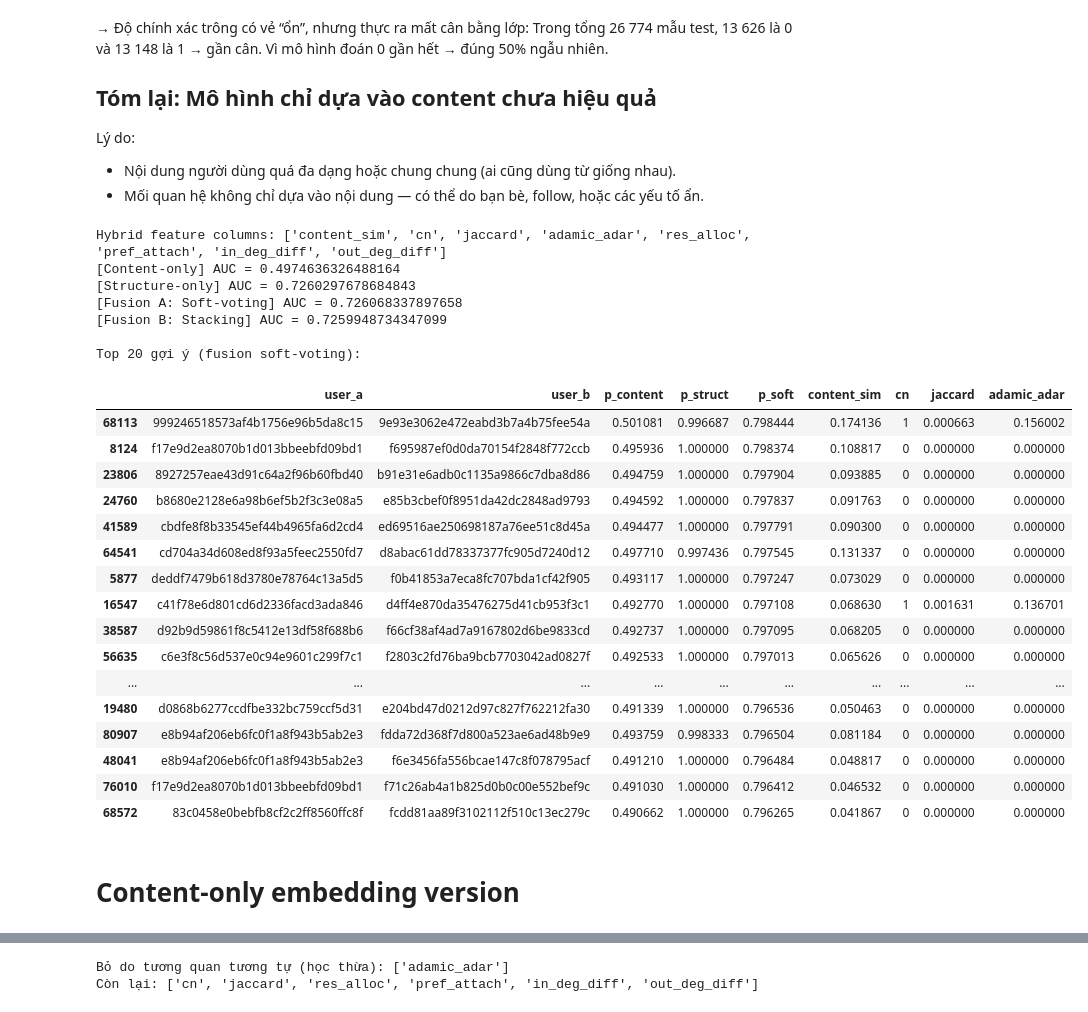
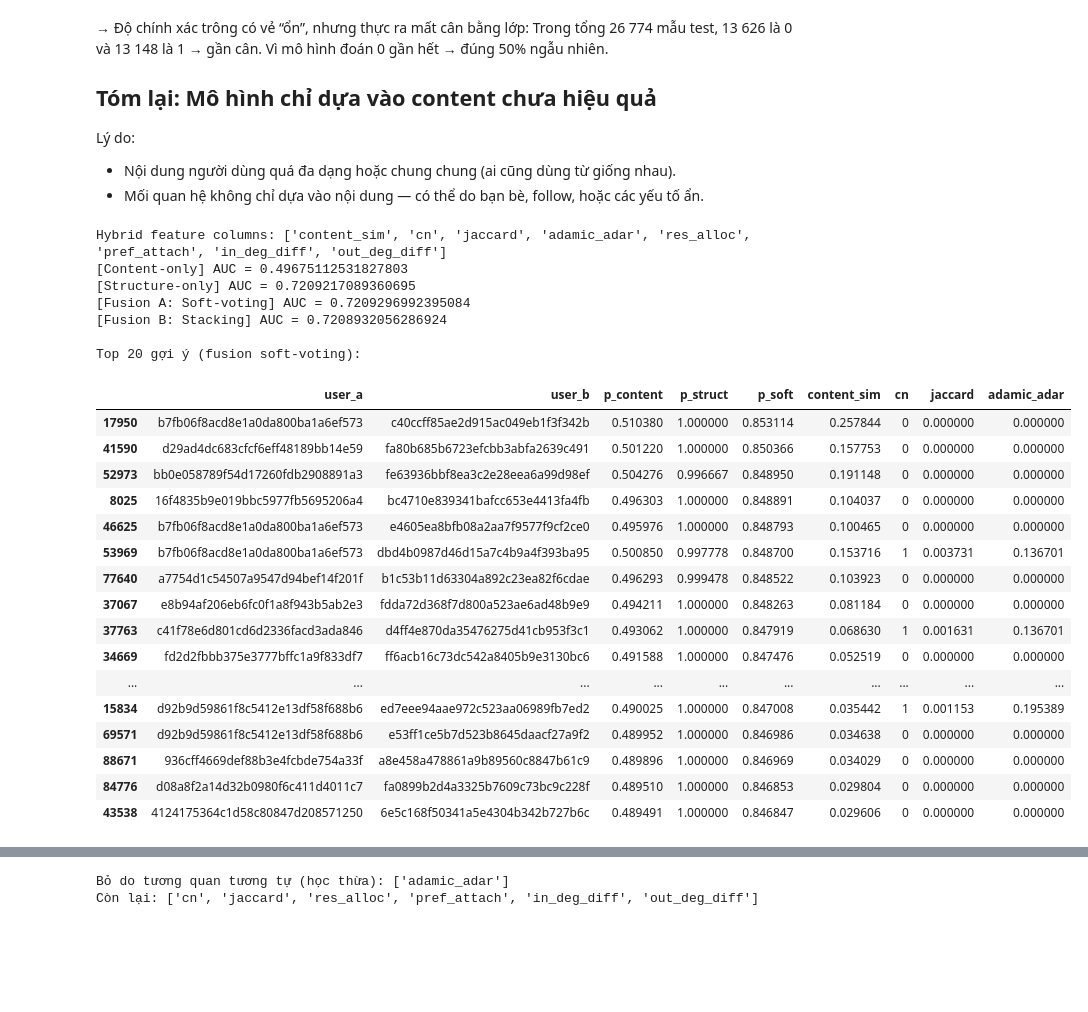
Before and after one commit to MinHeHeHeHe/IS353.Q11_Define_Power_User, a Jupyter notebook: Define_Power_User.ipynb, the cells around one changed output, grey strips where cells are left out. Cells and saved outputs as stored; diff of their text form; code cells hidden in the pictures; blank space fills up the shorter version.

```diff
--- a/Define_Power_User.ipynb
+++ b/Define_Power_User.ipynb
@@ -829,8 +829,8 @@ struct_model = RandomForestClassifier(
 p_content = content_clf.predict_proba(Xc[idx_test])[:,1]
 p_struct  = struct_model.predict_proba(Xs[idx_test])[:,1]
 
-w_content = 0.4   # có thể tune; tạm thời ưu tiên cấu trúc hơn
-w_struct  = 0.6
+w_content = 0.3   # có thể tune; tạm thời ưu tiên cấu trúc hơn
+w_struct  = 0.7
 p_soft = w_content * p_content + w_struct * p_struct
 print("[Fusion A: Soft-voting] AUC =", roc_auc_score(y[idx_test], p_soft))
 
@@ -839,52 +839,50 @@ print("[Fusion A: Soft-voting] AUC =", roc_auc_score(y[idx_test], p_soft))
 from sklearn.linear_model import LogisticRegression as LR
 meta_X_train, meta_X_test = np.column_stack([
     content_clf.predict_proba(Xc[idx_train])[:,1],
     struct_model.predict_proba(Xs[idx_train])[:,1]
 ]), np.column_stack([p_content, p_struct])
 
 meta_y_train, meta_y_test = y[idx_train], y[idx_test]
 
 meta_clf = LR(max_iter=1000).fit(meta_X_train, meta_y_train)
 p_stack  = meta_clf.predict_proba(meta_X_test)[:,1]
 print("[Fusion B: Stacking] AUC =", roc_auc_score(meta_y_test, p_stack))
 
 # --- 7) Suy luận TOP khuyến nghị trên các cặp CHƯA có link (áp dụng soft-voting mặc định)
 hybrid_df["p_content"] = content_clf.predict_proba(Xc)[:,1]
 hybrid_df["p_struct"]  = struct_model.predict_proba(Xs)[:,1]
 hybrid_df["p_soft"]    = w_content * hybrid_df["p_content"] + w_struct * hybrid_df["p_struct"]
 
 # lọc cặp chưa có liên kết thật
 no_link_hybrid = hybrid_df[hybrid_df["link_exists"]==0].copy()
 top_hybrid = (no_link_hybrid
               .sort_values("p_soft", ascending=False)
               .head(20)[["user_a","user_b","p_content","p_struct","p_soft","content_sim","cn","jaccard","adamic_adar"]])
 
 print("\nTop 20 gợi ý (fusion soft-voting):")
 display(top_hybrid)
 # %% [output]
 Hybrid feature columns: ['content_sim', 'cn', 'jaccard', 'adamic_adar', 'res_alloc', 'pref_attach', 'in_deg_diff', 'out_deg_diff']
-[Content-only] AUC = 0.4974636326488164
-[Structure-only] AUC = 0.7260297678684843
-[Fusion A: Soft-voting] AUC = 0.726068337897658
-[Fusion B: Stacking] AUC = 0.7259948734347099
+[Content-only] AUC = 0.49675112531827803
+[Structure-only] AUC = 0.7209217089360695
+[Fusion A: Soft-voting] AUC = 0.7209296992395084
+[Fusion B: Stacking] AUC = 0.7208932056286924
 
 Top 20 gợi ý (fusion soft-voting):
 |  | user_a | user_b | p_content | p_struct | p_soft | content_sim | cn | jaccard | adamic_adar |
-| 68113 | 999246518573af4b1756e96b5da8c15 | 9e93e3062e472eabd3b7a4b75fee54a | 0.501081 | 0.996687 | 0.798444 | 0.174136 | 1 | 0.000663 | 0.156002 |
-| 8124 | f17e9d2ea8070b1d013bbeebfd09bd1 | f695987ef0d0da70154f2848f772ccb | 0.495936 | 1.000000 | 0.798374 | 0.108817 | 0 | 0.000000 | 0.000000 |
-| 23806 | 8927257eae43d91c64a2f96b60fbd40 | b91e31e6adb0c1135a9866c7dba8d86 | 0.494759 | 1.000000 | 0.797904 | 0.093885 | 0 | 0.000000 | 0.000000 |
-| 24760 | b8680e2128e6a98b6ef5b2f3c3e08a5 | e85b3cbef0f8951da42dc2848ad9793 | 0.494592 | 1.000000 | 0.797837 | 0.091763 | 0 | 0.000000 | 0.000000 |
-| 41589 | cbdfe8f8b33545ef44b4965fa6d2cd4 | ed69516ae250698187a76ee51c8d45a | 0.494477 | 1.000000 | 0.797791 | 0.090300 | 0 | 0.000000 | 0.000000 |
-| 64541 | cd704a34d608ed8f93a5feec2550fd7 | d8abac61dd78337377fc905d7240d12 | 0.497710 | 0.997436 | 0.797545 | 0.131337 | 0 | 0.000000 | 0.000000 |
-| 5877 | deddf7479b618d3780e78764c13a5d5 | f0b41853a7eca8fc707bda1cf42f905 | 0.493117 | 1.000000 | 0.797247 | 0.073029 | 0 | 0.000000 | 0.000000 |
-| 16547 | c41f78e6d801cd6d2336facd3ada846 | d4ff4e870da35476275d41cb953f3c1 | 0.492770 | 1.000000 | 0.797108 | 0.068630 | 1 | 0.001631 | 0.136701 |
-| 38587 | d92b9d59861f8c5412e13df58f688b6 | f66cf38af4ad7a9167802d6be9833cd | 0.492737 | 1.000000 | 0.797095 | 0.068205 | 0 | 0.000000 | 0.000000 |
-| 56635 | c6e3f8c56d537e0c94e9601c299f7c1 | f2803c2fd76ba9bcb7703042ad0827f | 0.492533 | 1.000000 | 0.797013 | 0.065626 | 0 | 0.000000 | 0.000000 |
+| 17950 | b7fb06f8acd8e1a0da800ba1a6ef573 | c40ccff85ae2d915ac049eb1f3f342b | 0.510380 | 1.000000 | 0.853114 | 0.257844 | 0 | 0.000000 | 0.000000 |
+| 41590 | d29ad4dc683cfcf6eff48189bb14e59 | fa80b685b6723efcbb3abfa2639c491 | 0.501220 | 1.000000 | 0.850366 | 0.157753 | 0 | 0.000000 | 0.000000 |
+| 52973 | bb0e058789f54d17260fdb2908891a3 | fe63936bbf8ea3c2e28eea6a99d98ef | 0.504276 | 0.996667 | 0.848950 | 0.191148 | 0 | 0.000000 | 0.000000 |
+| 8025 | 16f4835b9e019bbc5977fb5695206a4 | bc4710e839341bafcc653e4413fa4fb | 0.496303 | 1.000000 | 0.848891 | 0.104037 | 0 | 0.000000 | 0.000000 |
+| 46625 | b7fb06f8acd8e1a0da800ba1a6ef573 | e4605ea8bfb08a2aa7f9577f9cf2ce0 | 0.495976 | 1.000000 | 0.848793 | 0.100465 | 0 | 0.000000 | 0.000000 |
+| 53969 | b7fb06f8acd8e1a0da800ba1a6ef573 | dbd4b0987d46d15a7c4b9a4f393ba95 | 0.500850 | 0.997778 | 0.848700 | 0.153716 | 1 | 0.003731 | 0.136701 |
+| 77640 | a7754d1c54507a9547d94bef14f201f | b1c53b11d63304a892c23ea82f6cdae | 0.496293 | 0.999478 | 0.848522 | 0.103923 | 0 | 0.000000 | 0.000000 |
+| 37067 | e8b94af206eb6fc0f1a8f943b5ab2e3 | fdda72d368f7d800a523ae6ad48b9e9 | 0.494211 | 1.000000 | 0.848263 | 0.081184 | 0 | 0.000000 | 0.000000 |
+| 37763 | c41f78e6d801cd6d2336facd3ada846 | d4ff4e870da35476275d41cb953f3c1 | 0.493062 | 1.000000 | 0.847919 | 0.068630 | 1 | 0.001631 | 0.136701 |
+| 34669 | fd2d2fbbb375e3777bffc1a9f833df7 | ff6acb16c73dc542a8405b9e3130bc6 | 0.491588 | 1.000000 | 0.847476 | 0.052519 | 0 | 0.000000 | 0.000000 |
 | ... | ... | ... | ... | ... | ... | ... | ... | ... | ... |
-| 19480 | d0868b6277ccdfbe332bc759ccf5d31 | e204bd47d0212d97c827f762212fa30 | 0.491339 | 1.000000 | 0.796536 | 0.050463 | 0 | 0.000000 | 0.000000 |
-| 80907 | e8b94af206eb6fc0f1a8f943b5ab2e3 | fdda72d368f7d800a523ae6ad48b9e9 | 0.493759 | 0.998333 | 0.796504 | 0.081184 | 0 | 0.000000 | 0.000000 |
-| 48041 | e8b94af206eb6fc0f1a8f943b5ab2e3 | f6e3456fa556bcae147c8f078795acf | 0.491210 | 1.000000 | 0.796484 | 0.048817 | 0 | 0.000000 | 0.000000 |
-| 76010 | f17e9d2ea8070b1d013bbeebfd09bd1 | f71c26ab4a1b825d0b0c00e552bef9c | 0.491030 | 1.000000 | 0.796412 | 0.046532 | 0 | 0.000000 | 0.000000 |
-| 68572 | 83c0458e0bebfb8cf2c2ff8560ffc8f | fcdd81aa89f3102112f510c13ec279c | 0.490662 | 1.000000 | 0.796265 | 0.041867 | 0 | 0.000000 | 0.000000 |
+| 15834 | d92b9d59861f8c5412e13df58f688b6 | ed7eee94aae972c523aa06989fb7ed2 | 0.490025 | 1.000000 | 0.847008 | 0.035442 | 1 | 0.001153 | 0.195389 |
+| 69571 | d92b9d59861f8c5412e13df58f688b6 | e53ff1ce5b7d523b8645daacf27a9f2 | 0.489952 | 1.000000 | 0.846986 | 0.034638 | 0 | 0.000000 | 0.000000 |
+| 88671 | 936cff4669def88b3e4fcbde754a33f | a8e458a478861a9b89560c8847b61c9 | 0.489896 | 1.000000 | 0.846969 | 0.034029 | 0 | 0.000000 | 0.000000 |
+| 84776 | d08a8f2a14d32b0980f6c411d4011c7 | fa0899b2d4a3325b7609c73bc9c228f | 0.489510 | 1.000000 | 0.846853 | 0.029804 | 0 | 0.000000 | 0.000000 |
+| 43538 | 4124175364c1d58c80847d208571250 | 6e5c168f50341a5e4304b342b727b6c | 0.489491 | 1.000000 | 0.846847 | 0.029606 | 0 | 0.000000 | 0.000000 |
-# %% [markdown]
-# Content-only embedding version
```
Also changed, not shown: parts of 12 cells of this notebook, 1 other file.
